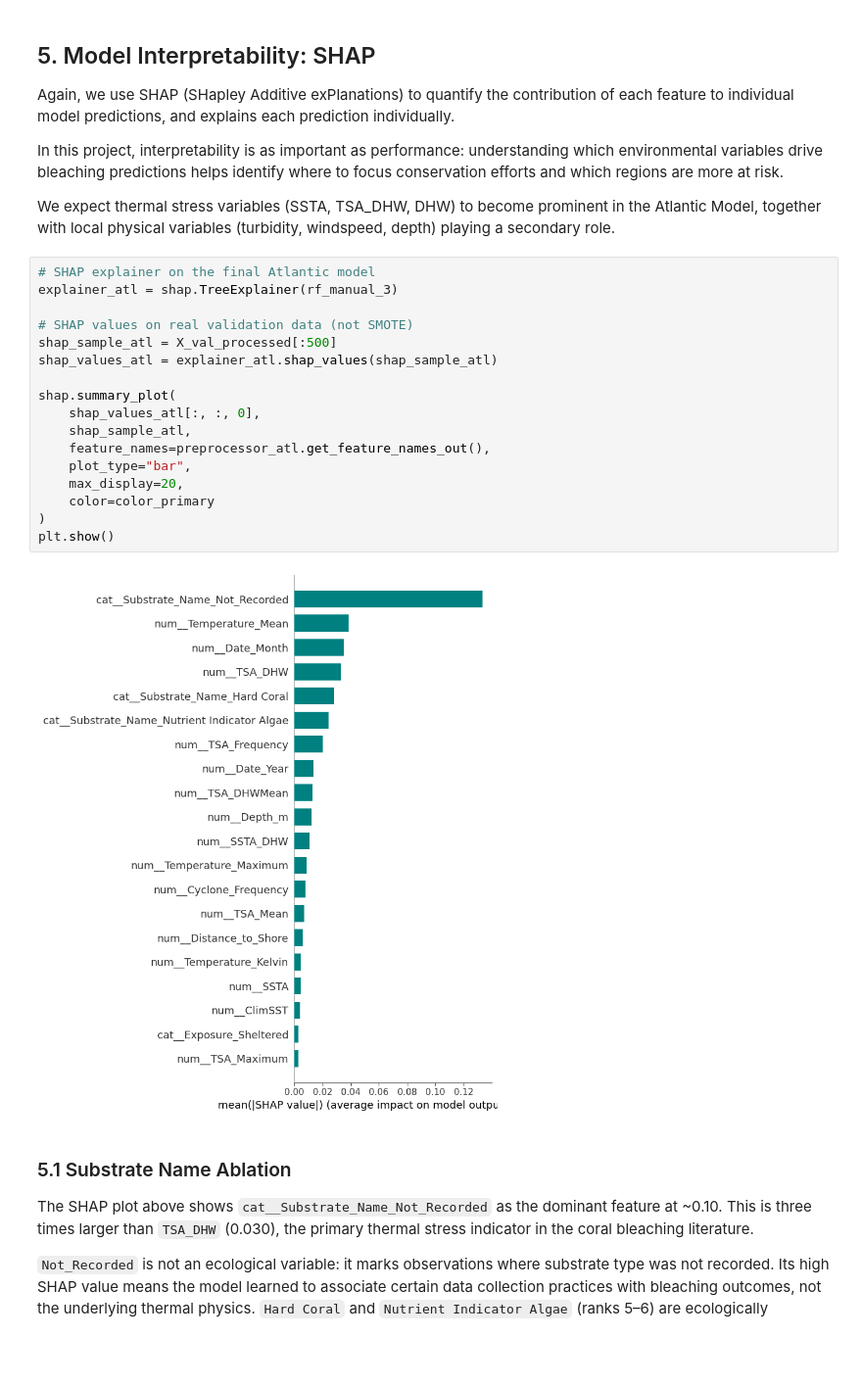
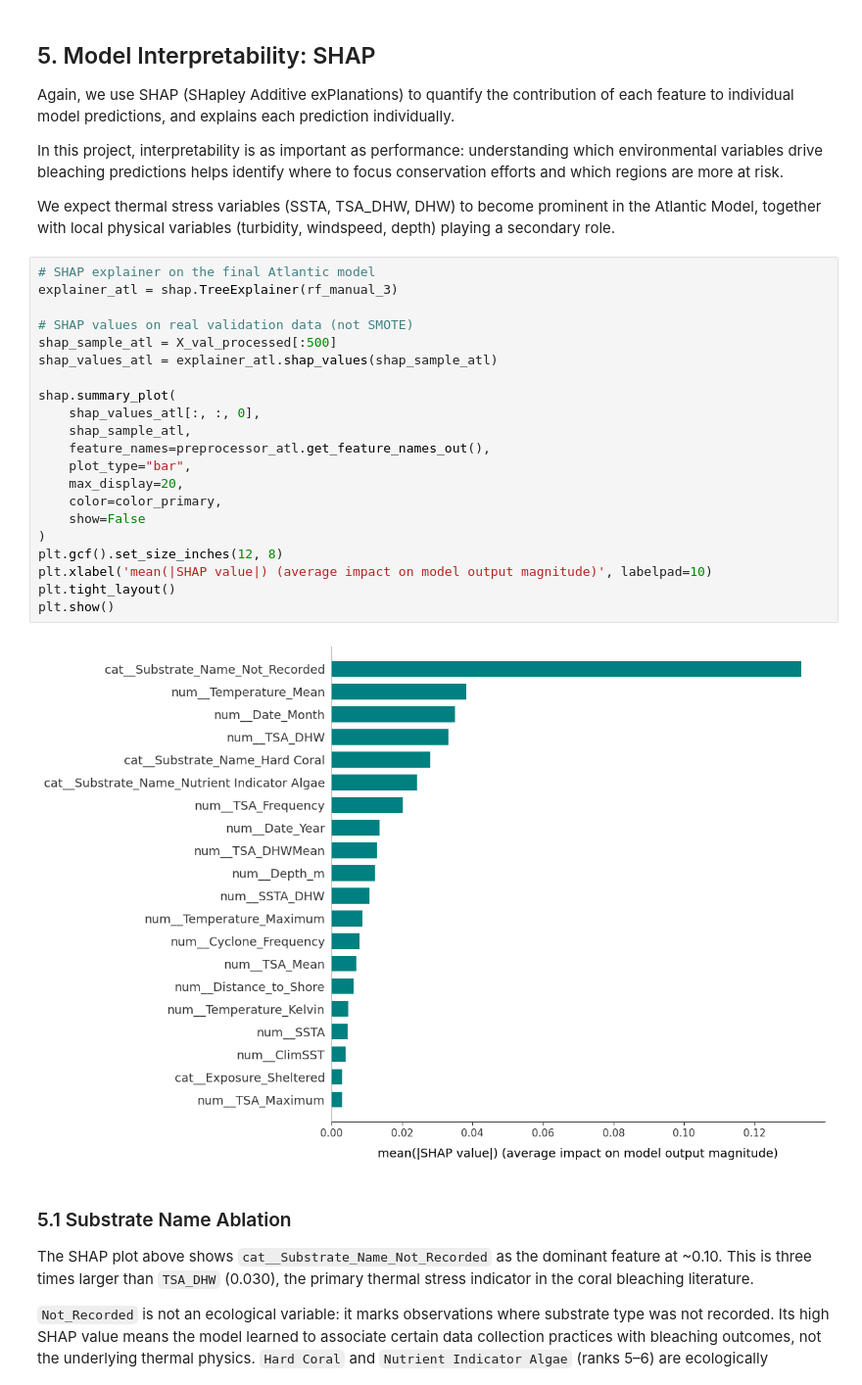
Before and after one commit to giulia-balducci/coral-bleaching-risk-analysis, a Jupyter notebook: notebooks/05_atlantic_model.ipynb, the cells around one changed output. Shown at 98% size. Saved outputs shown, nothing was run; the diff lists cells and outputs as text; blank space fills up the shorter version.

Commit message:
Fixed x axis label in SHAP plots.

```diff
--- a/notebooks/05_atlantic_model.ipynb
+++ b/notebooks/05_atlantic_model.ipynb
@@ -429,22 +429,26 @@ together with local physical variables
 # %%
 # SHAP explainer on the final Atlantic model
 explainer_atl = shap.TreeExplainer(rf_manual_3)
 
 # SHAP values on real validation data (not SMOTE)
 shap_sample_atl = X_val_processed[:500]
 shap_values_atl = explainer_atl.shap_values(shap_sample_atl)
 
 shap.summary_plot(
     shap_values_atl[:, :, 0],
     shap_sample_atl,
     feature_names=preprocessor_atl.get_feature_names_out(),
     plot_type="bar",
     max_display=20,
-    color=color_primary
+    color=color_primary,
+    show=False
 )
+plt.gcf().set_size_inches(12, 8)
+plt.xlabel('mean(|SHAP value|) (average impact on model output magnitude)', labelpad=10)
+plt.tight_layout()
 plt.show()
 # %% [output]
-[figure, old version]
+[figure, new version]
 # %% [markdown]
 ### 5.1 Substrate Name Ablation
 
```
Also changed, not shown: parts of 1 cell of this notebook, 3 other files.
